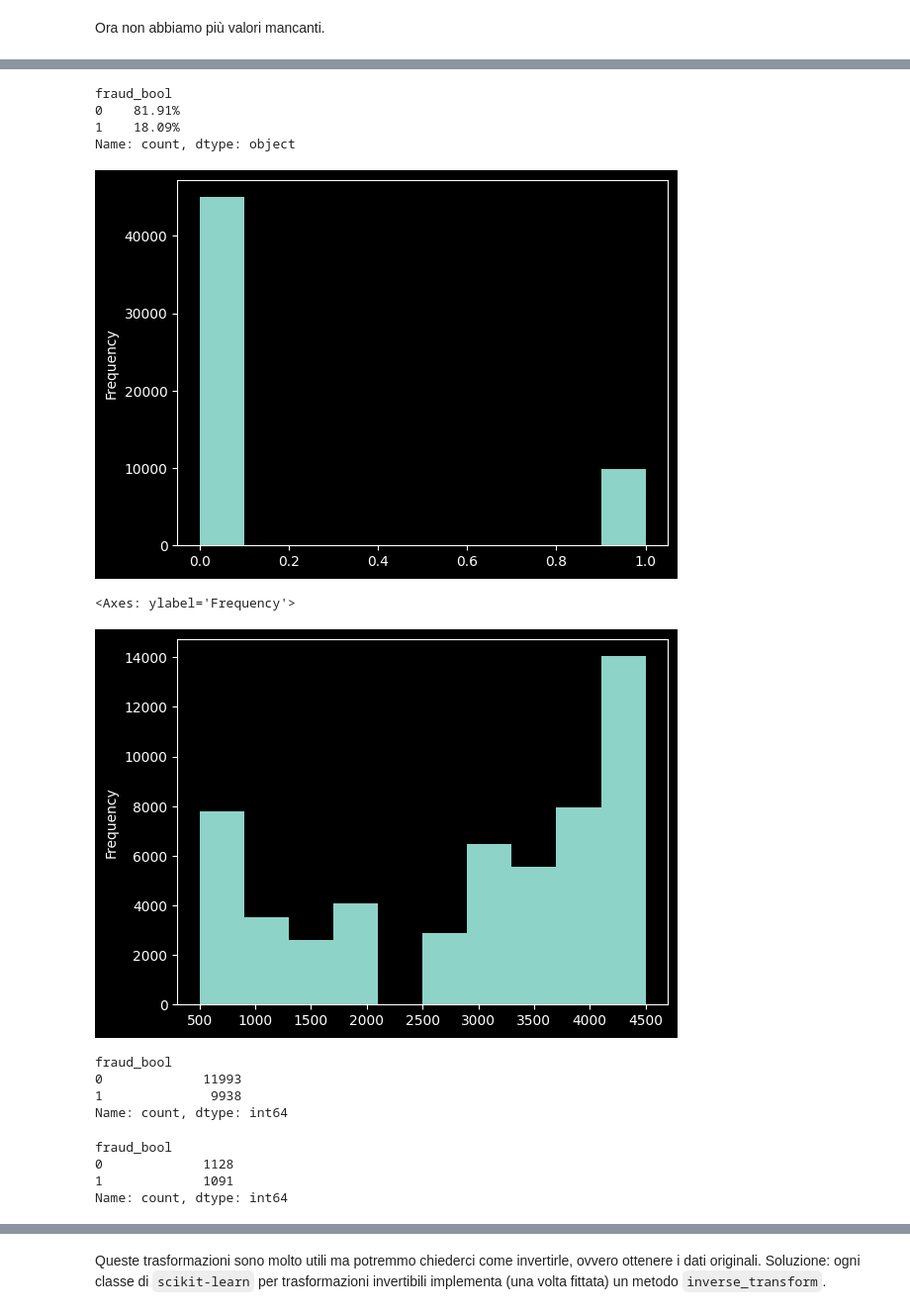
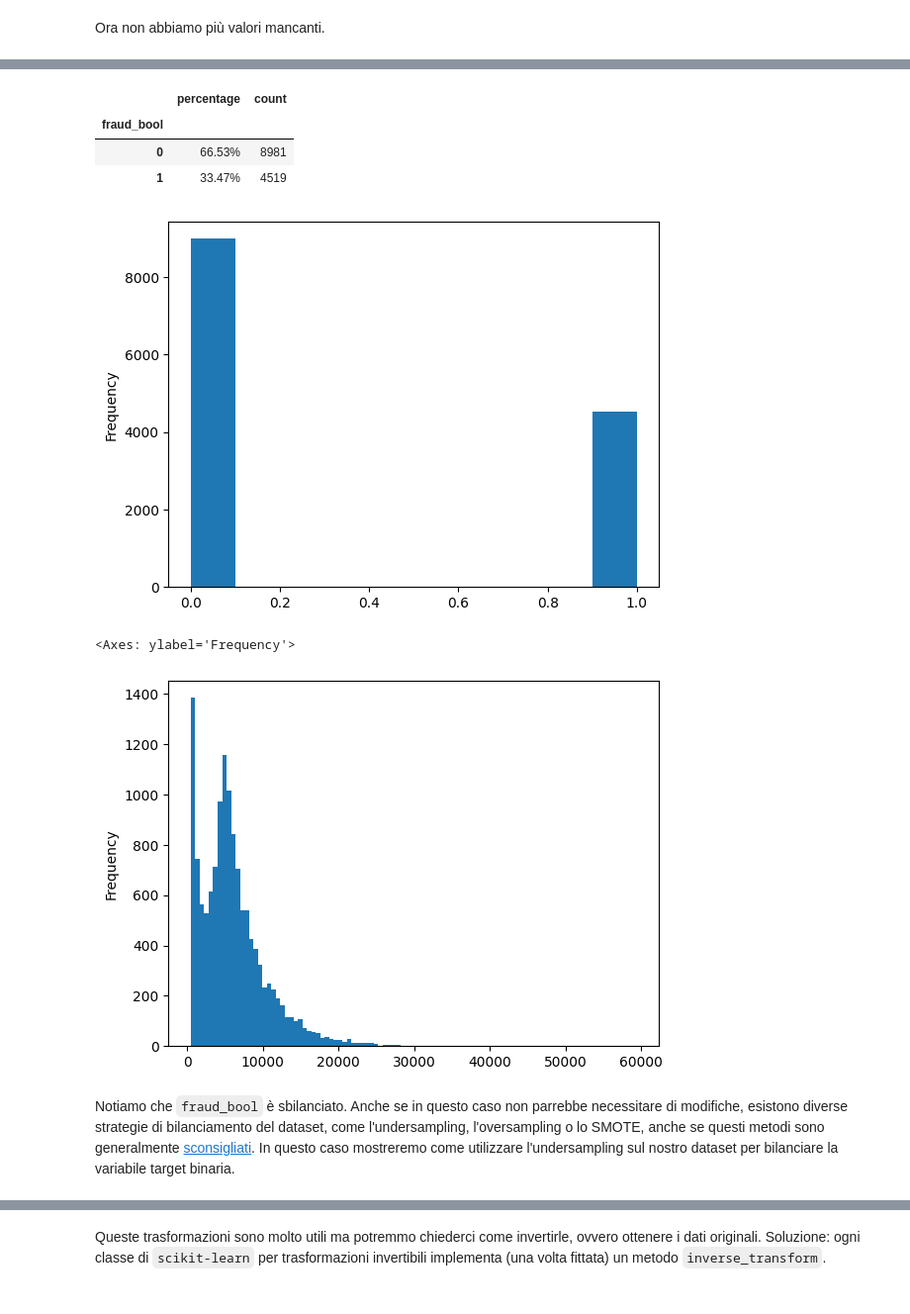
Before and after one commit to DLBD-Department/Python-Data-Science, a Jupyter notebook: Day2-Pandas/E2E-Pandas.ipynb, the cells around one changed output, grey strips where cells are left out. Shown at 99% size. Drawn from its saved outputs; the diff is of its cells as text; code cells hidden in the pictures.

```diff
--- a/Day2-Pandas/E2E-Pandas.ipynb
+++ b/Day2-Pandas/E2E-Pandas.ipynb
@@ -10,7 +11,7 @@ Per prima cosa importiamo il nostro dataset riguardante le crisi economiche nei
 import numpy as np
 import pandas as pd
 
-df = pd.read_csv("./datasets/banking_fraud.csv") # Importiamo il dataset
+df = pd.read_csv("./datasets/banking_fraud_mini.csv") # Importiamo il dataset
 df.head(5) # Visualizziamo le prime 5 colonne
 # %% [output]
 |  | customer_age | proposed_credit_limit | date_of_birth_distinct_emails_4w | name_email_similarity | foreign_request | ... |
@@ -338,15 +364,18 @@ Ora non abbiamo più valori mancanti.
 # %%
 df_train["fraud_bool"].plot.hist()
 vc = df_train["fraud_bool"].value_counts() / df_train["fraud_bool"].count()
-vc.apply(lambda values: "{:.2%}".format(values))
+vc=vc.apply(lambda values: "{:.2%}".format(values))
+vc_df = pd.DataFrame([vc,df_train["fraud_bool"].value_counts()]).transpose()
+vc_df.columns = ["percentage", "count"]
+vc_df
 # %% [output]
-fraud_bool
-0    81.91%
-1    18.09%
-Name: count, dtype: object
+|  | percentage | count |
+| fraud_bool |  |  |
+| 0 | 66.53% | 8981 |
+| 1 | 33.47% | 4519 |
-[figure, old version]
+[figure, new version]
 # %%
-df_train["income"].plot.hist()
+df_train["income"].plot.hist(bins=100)
 # %% [output]
 <Axes: ylabel='Frequency'>
-[figure, old version]
+[figure, new version]
@@ -367,7 +381,0 @@ X_train, y_train = iht.fit_resample(X_train, y_train)
-# %%
-y_train.value_counts()
-# %% [output]
-fraud_bool
-0             11993
-1              9938
-Name: count, dtype: int64
@@ -376,7 +381,0 @@ X_test, y_test = iht.fit_resample(X_test, y_test)
-# %%
-y_test.value_counts()
-# %% [output]
-fraud_bool
-0             1128
-1             1091
-Name: count, dtype: int64
@@ -385,0 +382,2 @@ df_test = pd.concat([X_test, y_test], axis=1)
+# %% [markdown]
+Notiamo che `fraud_bool` è sbilanciato. Anche se in questo caso non parrebbe necessitare di modifiche, esistono diverse strategie di bilanciamento del dataset, come l'undersampling, l'oversampling o lo SMOTE, anche se questi metodi sono generalmente [sconsigliati](https://stats.stackexchange.com/questions/357466/are-unbalanced-datasets-problematic-and-how-does-oversampling-purport-to-he). In questo caso mostreremo come utilizzare l'undersampling sul nostro dataset per bilanciare la variabile target binaria.
```
Also changed, not shown: parts of 45 cells of this notebook, 13 other files.
